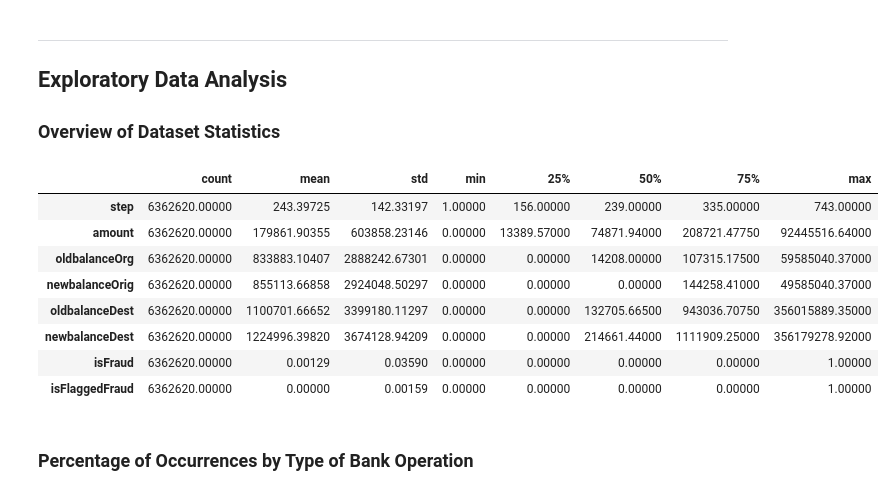
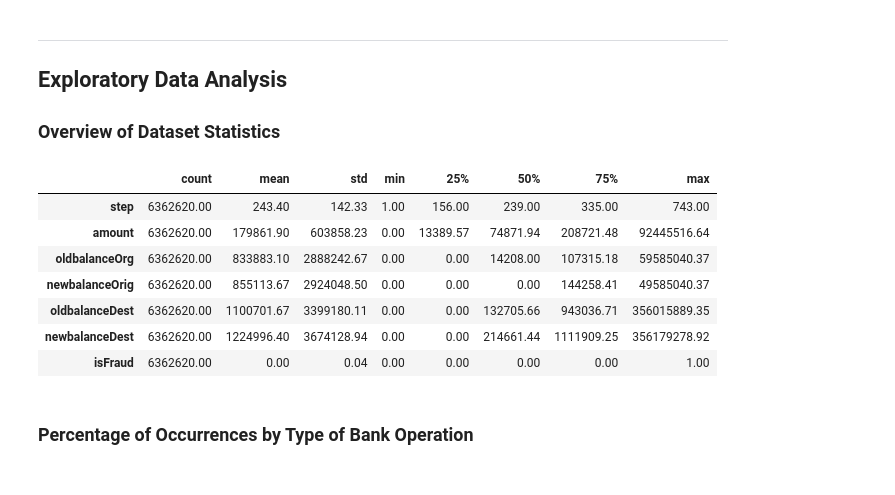
Before and after one commit to lucasaltm/Fraud_Detection, a Jupyter notebook: Fraud_Detection.ipynb, the cells around one changed output. Cells and saved outputs as stored; diff of their text form; code cells hidden in the pictures.

```diff
--- a/Fraud_Detection.ipynb
+++ b/Fraud_Detection.ipynb
@@ -53,6 +53,7 @@ from sklearn.datasets import make_classification
 from sklearn.model_selection import train_test_split, ParameterSampler, cross_validate, RandomizedSearchCV, KFold
 from datetime import datetime
 os.environ['GIT_PYTHON_REFRESH'] = 'quiet'
+pd.set_option('display.float_format', lambda x: '%.2f' % x)
 # %% [markdown]
 ***
 ## Loading and Initial Exploration of the Dataset
@@ -121,17 +122,16 @@ dtype: int64
 ## Exploratory Data Analysis
 ### Overview of Dataset Statistics
 # %%
-df.describe().T.apply(lambda s: s.apply('{0:.5f}'.format))
+df.describe().T
 # %% [output]
 |  | count | mean | std | min | 25% | 50% | 75% | max |
-| step | 6362620.00000 | 243.39725 | 142.33197 | 1.00000 | 156.00000 | 239.00000 | 335.00000 | 743.00000 |
-| amount | 6362620.00000 | 179861.90355 | 603858.23146 | 0.00000 | 13389.57000 | 74871.94000 | 208721.47750 | 92445516.64000 |
-| oldbalanceOrg | 6362620.00000 | 833883.10407 | 2888242.67301 | 0.00000 | 0.00000 | 14208.00000 | 107315.17500 | 59585040.37000 |
-| newbalanceOrig | 6362620.00000 | 855113.66858 | 2924048.50297 | 0.00000 | 0.00000 | 0.00000 | 144258.41000 | 49585040.37000 |
-| oldbalanceDest | 6362620.00000 | 1100701.66652 | 3399180.11297 | 0.00000 | 0.00000 | 132705.66500 | 943036.70750 | 356015889.35000 |
-| newbalanceDest | 6362620.00000 | 1224996.39820 | 3674128.94209 | 0.00000 | 0.00000 | 214661.44000 | 1111909.25000 | 356179278.92000 |
-| isFraud | 6362620.00000 | 0.00129 | 0.03590 | 0.00000 | 0.00000 | 0.00000 | 0.00000 | 1.00000 |
-| isFlaggedFraud | 6362620.00000 | 0.00000 | 0.00159 | 0.00000 | 0.00000 | 0.00000 | 0.00000 | 1.00000 |
+| step | 6362620.00 | 243.40 | 142.33 | 1.00 | 156.00 | 239.00 | 335.00 | 743.00 |
+| amount | 6362620.00 | 179861.90 | 603858.23 | 0.00 | 13389.57 | 74871.94 | 208721.48 | 92445516.64 |
+| oldbalanceOrg | 6362620.00 | 833883.10 | 2888242.67 | 0.00 | 0.00 | 14208.00 | 107315.18 | 59585040.37 |
+| newbalanceOrig | 6362620.00 | 855113.67 | 2924048.50 | 0.00 | 0.00 | 0.00 | 144258.41 | 49585040.37 |
+| oldbalanceDest | 6362620.00 | 1100701.67 | 3399180.11 | 0.00 | 0.00 | 132705.66 | 943036.71 | 356015889.35 |
+| newbalanceDest | 6362620.00 | 1224996.40 | 3674128.94 | 0.00 | 0.00 | 214661.44 | 1111909.25 | 356179278.92 |
+| isFraud | 6362620.00 | 0.00 | 0.04 | 0.00 | 0.00 | 0.00 | 0.00 | 1.00 |
 # %% [markdown]
 ### Percentage of Occurrences by Type of Bank Operation
 # %%
```
Also changed, not shown: parts of 13 cells of this notebook.
